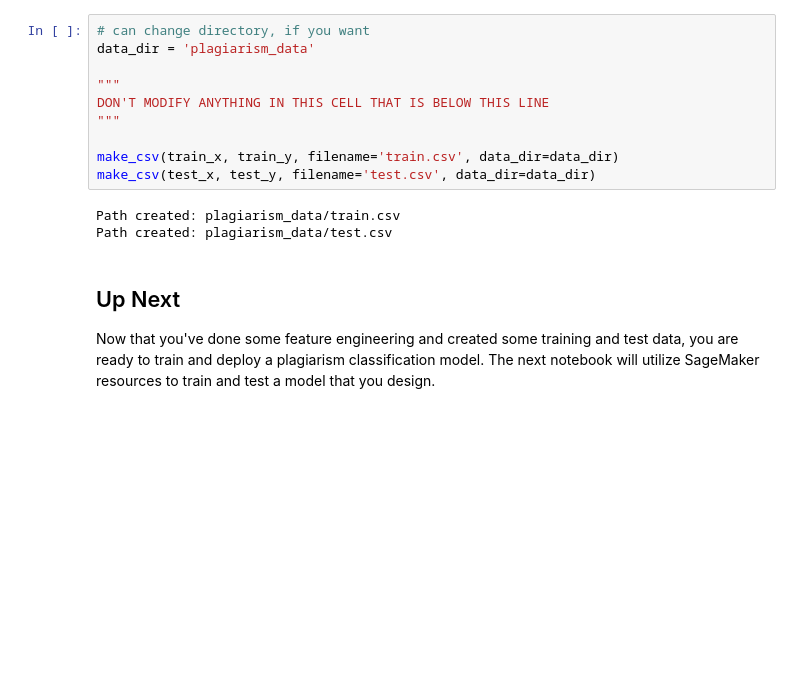
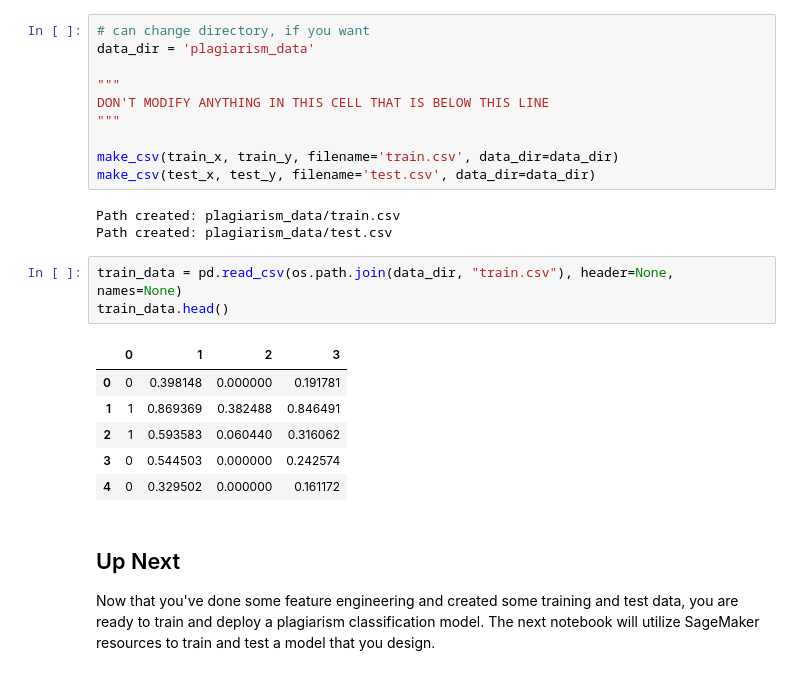
Before and after one commit to evanca/machine-learning_udacity-machine-learning-engineer, a Jupyter notebook: 050_project plagiarism detector/2_Plagiarism_Feature_Engineering.ipynb, the cells around one changed output. Saved outputs shown, nothing was run; the diff lists cells and outputs as text; blank space fills up the shorter version.

```diff
--- a/050_project plagiarism detector/2_Plagiarism_Feature_Engineering.ipynb
+++ b/050_project plagiarism detector/2_Plagiarism_Feature_Engineering.ipynb
@@ -1120,6 +1119,16 @@ make_csv(test_x, test_y, filename='test.csv', data_dir=data_dir)
 # %% [output]
 Path created: plagiarism_data/train.csv
 Path created: plagiarism_data/test.csv
+# %%
+train_data = pd.read_csv(os.path.join(data_dir, "train.csv"), header=None, names=None)
+train_data.head()
+# %% [output]
+|  | 0 | 1 | 2 | 3 |
+| 0 | 0 | 0.398148 | 0.000000 | 0.191781 |
+| 1 | 1 | 0.869369 | 0.382488 | 0.846491 |
+| 2 | 1 | 0.593583 | 0.060440 | 0.316062 |
+| 3 | 0 | 0.544503 | 0.000000 | 0.242574 |
+| 4 | 0 | 0.329502 | 0.000000 | 0.161172 |
 # %% [markdown]
 ## Up Next
 
```
Also changed, not shown: parts of 2 cells of this notebook.
